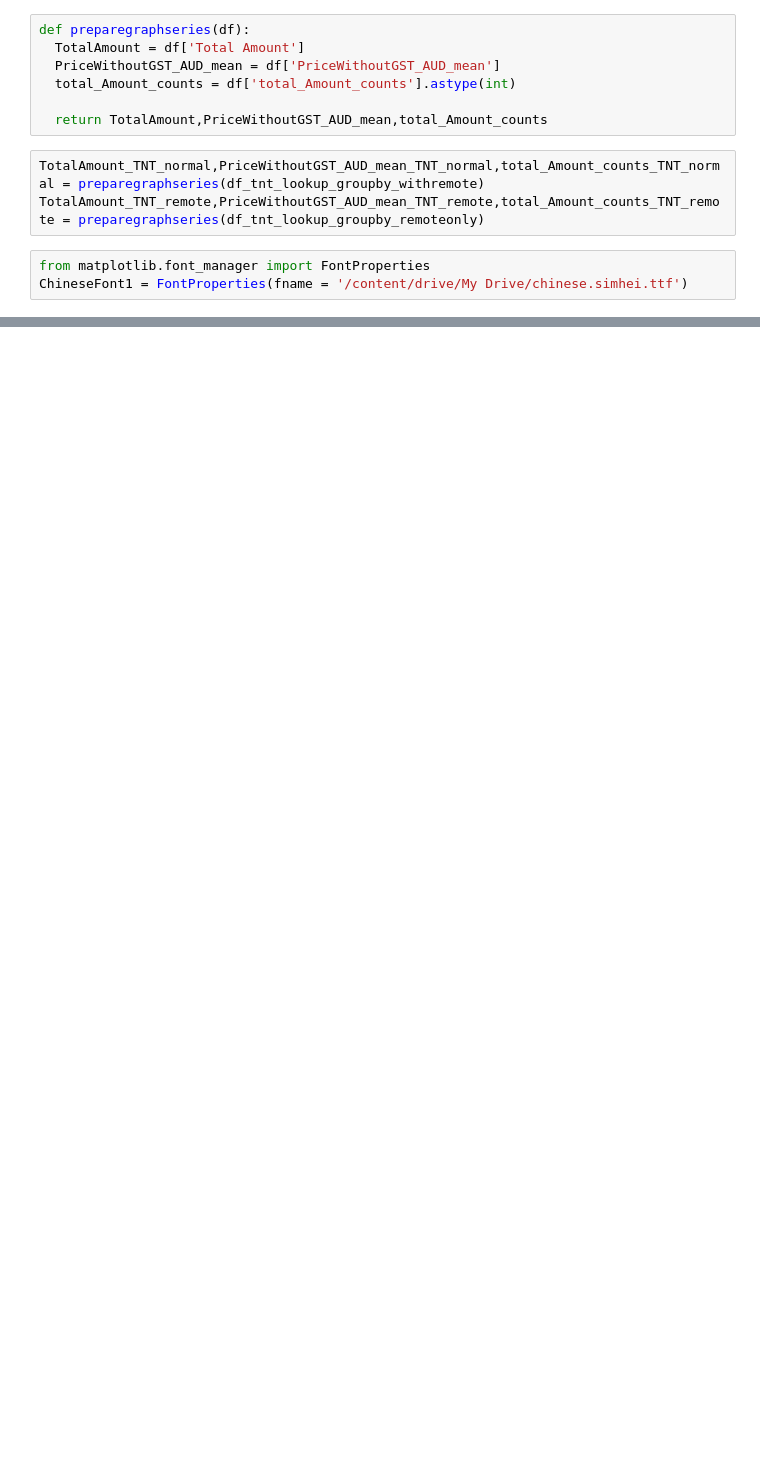
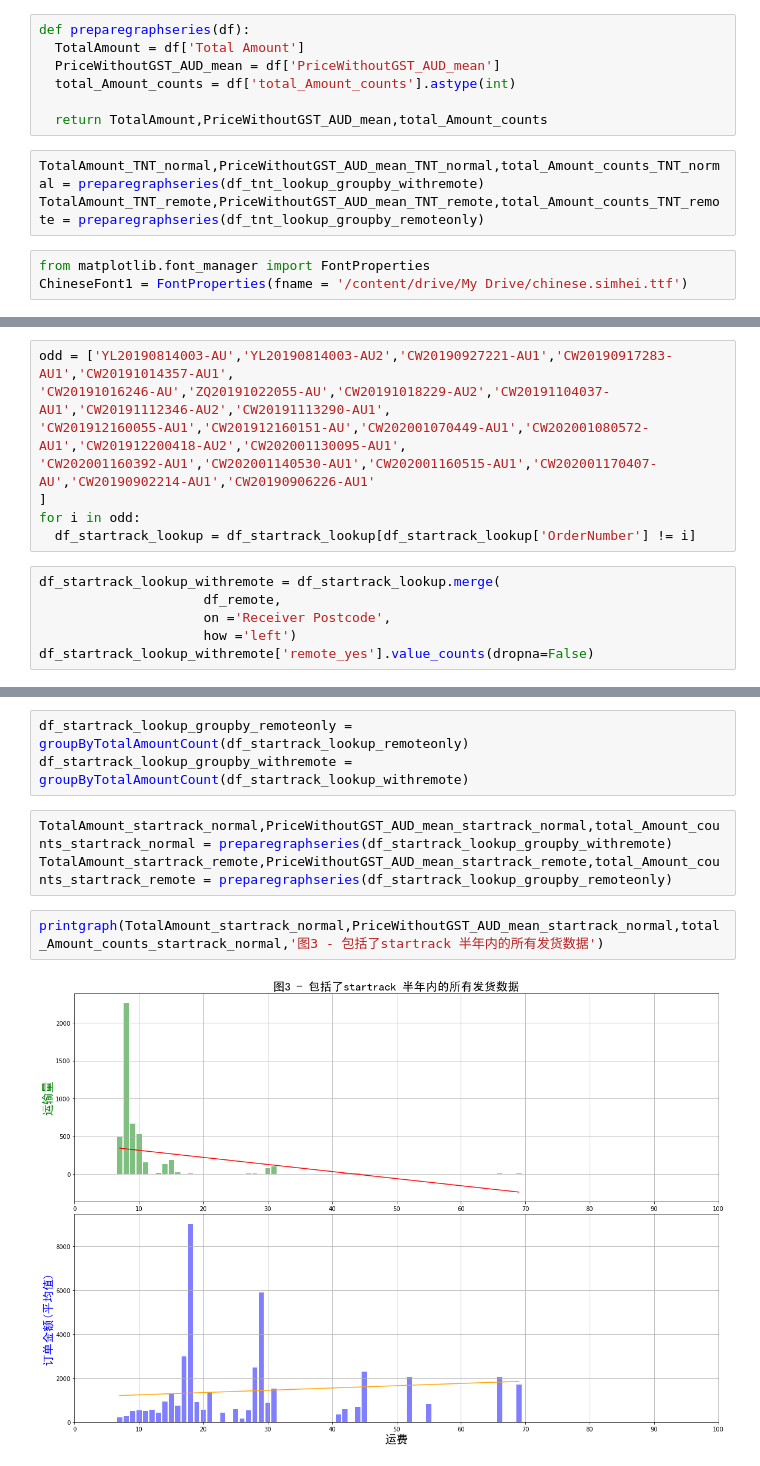
Before and after one commit to viffsi/Office_supply, a Jupyter notebook: delivery_fees.ipynb, the cells around one changed output, grey strips where cells are left out. Cells and saved outputs as stored; diff of their text form; blank space fills up the shorter version.

```diff
--- a/delivery_fees.ipynb
+++ b/delivery_fees.ipynb
@@ -480,0 +506,14 @@ printgraph(TotalAmount,PriceWithoutGST_AUD_mean,total_Amount_counts)
+# %%
+odd = ['YL20190814003-AU','YL20190814003-AU2','CW20190927221-AU1','CW20190917283-AU1','CW20191014357-AU1',
+'CW20191016246-AU','ZQ20191022055-AU','CW20191018229-AU2','CW20191104037-AU1','CW20191112346-AU2','CW20191113290-AU1',
+'CW201912160055-AU1','CW201912160151-AU','CW202001070449-AU1','CW202001080572-AU1','CW201912200418-AU2','CW202001130095-AU1',
+'CW202001160392-AU1','CW202001140530-AU1','CW202001160515-AU1','CW202001170407-AU','CW20190902214-AU1','CW20190906226-AU1'
+]
+for i in odd:
+  df_startrack_lookup = df_startrack_lookup[df_startrack_lookup['OrderNumber'] != i]
+# %%
+df_startrack_lookup_withremote = df_startrack_lookup.merge(
+                     df_remote,
+                     on ='Receiver Postcode',
+                     how ='left')
+df_startrack_lookup_withremote['remote_yes'].value_counts(dropna=False)
@@ -480,0 +532,10 @@ printgraph(TotalAmount,PriceWithoutGST_AUD_mean,total_Amount_counts)
+# %%
+df_startrack_lookup_groupby_remoteonly = groupByTotalAmountCount(df_startrack_lookup_remoteonly)
+df_startrack_lookup_groupby_withremote = groupByTotalAmountCount(df_startrack_lookup_withremote)
+# %%
+TotalAmount_startrack_normal,PriceWithoutGST_AUD_mean_startrack_normal,total_Amount_counts_startrack_normal = preparegraphseries(df_startrack_lookup_groupby_withremote)
+TotalAmount_startrack_remote,PriceWithoutGST_AUD_mean_startrack_remote,total_Amount_counts_startrack_remote = preparegraphseries(df_startrack_lookup_groupby_remoteonly)
+# %%
+printgraph(TotalAmount_startrack_normal,PriceWithoutGST_AUD_mean_startrack_normal,total_Amount_counts_startrack_normal,'图3 - 包括了startrack 半年内的所有发货数据')
+# %% [output]
+[figure, added]
```
Also changed, not shown: parts of 27 cells of this notebook.
